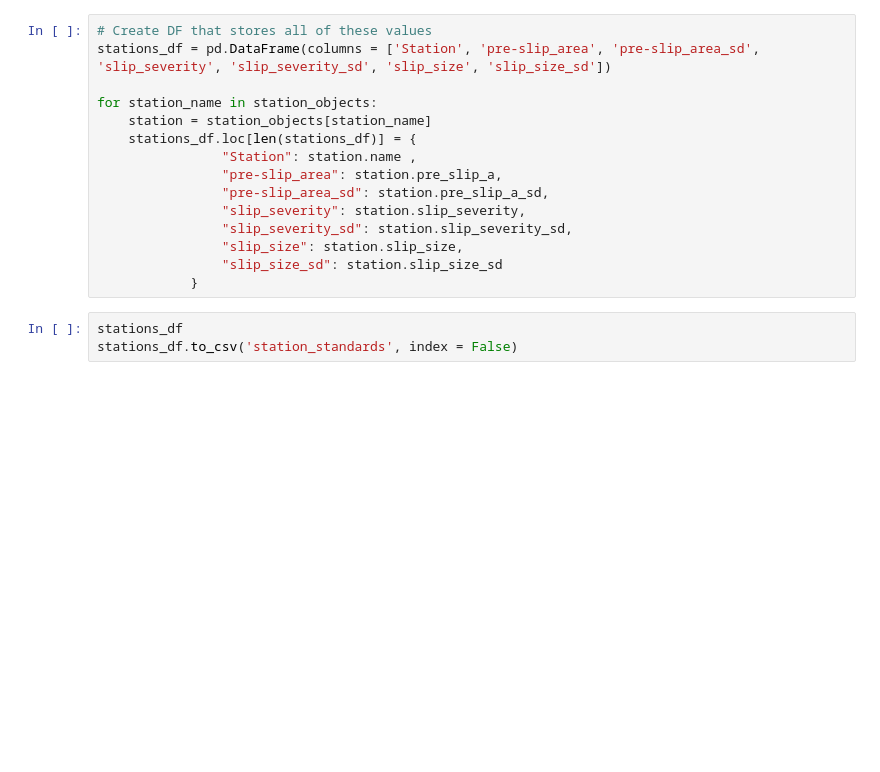
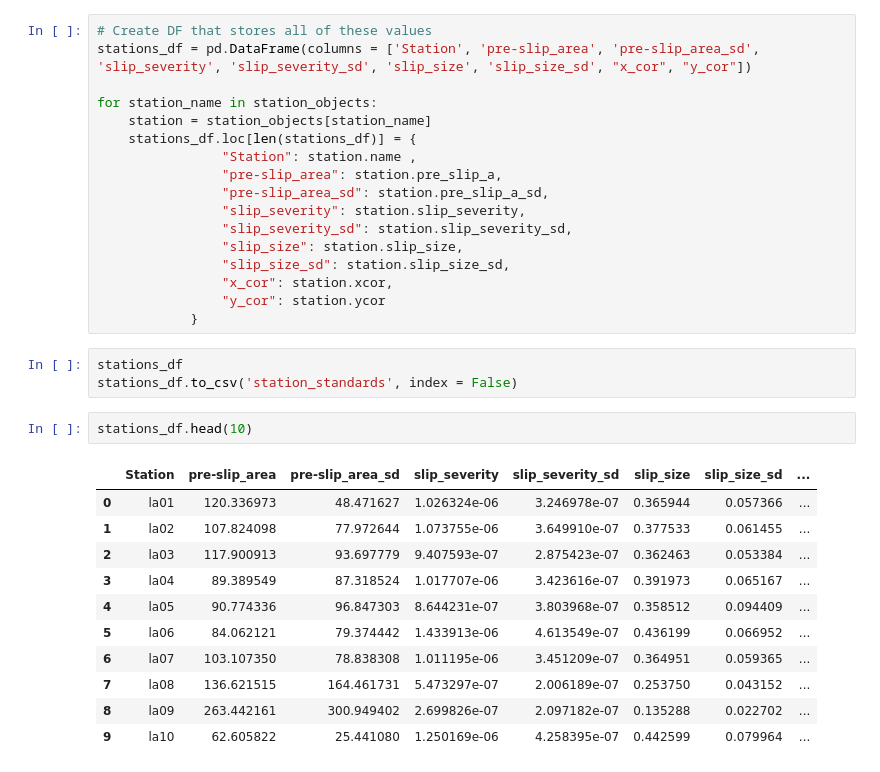
Before and after one commit to MinesGlaciology/whillans-surf, a Jupyter notebook: notebooks/SURF/stations_standards.ipynb, the cells around one changed output. Saved outputs shown, nothing was run; the diff lists cells and outputs as text; blank space fills up the shorter version.

```diff
--- a/notebooks/SURF/stations_standards.ipynb
+++ b/notebooks/SURF/stations_standards.ipynb
@@ -63,6 +63,6 @@ station_objects['la01'].slip_size
 # %%
 # Create DF that stores all of these values
-stations_df = pd.DataFrame(columns = ['Station', 'pre-slip_area', 'pre-slip_area_sd', 'slip_severity', 'slip_severity_sd', 'slip_size', 'slip_size_sd'])
+stations_df = pd.DataFrame(columns = ['Station', 'pre-slip_area', 'pre-slip_area_sd', 'slip_severity', 'slip_severity_sd', 'slip_size', 'slip_size_sd', "x_cor", "y_cor"])
 
 for station_name in station_objects:
     station = station_objects[station_name]
@@ -73,8 +73,24 @@ for station_name in station_objects:
                 "slip_severity": station.slip_severity,
                 "slip_severity_sd": station.slip_severity_sd,
                 "slip_size": station.slip_size,
-                "slip_size_sd": station.slip_size_sd
+                "slip_size_sd": station.slip_size_sd,
+                "x_cor": station.xcor,
+                "y_cor": station.ycor
             }
 # %%
 stations_df
 stations_df.to_csv('station_standards', index = False)
+# %%
+stations_df.head(10)
+# %% [output]
+|  | Station | pre-slip_area | pre-slip_area_sd | slip_severity | slip_severity_sd | slip_size | slip_size_sd | ... |
+| 0 | la01 | 120.336973 | 48.471627 | 1.026324e-06 | 3.246978e-07 | 0.365944 | 0.057366 | ... |
+| 1 | la02 | 107.824098 | 77.972644 | 1.073755e-06 | 3.649910e-07 | 0.377533 | 0.061455 | ... |
+| 2 | la03 | 117.900913 | 93.697779 | 9.407593e-07 | 2.875423e-07 | 0.362463 | 0.053384 | ... |
+| 3 | la04 | 89.389549 | 87.318524 | 1.017707e-06 | 3.423616e-07 | 0.391973 | 0.065167 | ... |
+| 4 | la05 | 90.774336 | 96.847303 | 8.644231e-07 | 3.803968e-07 | 0.358512 | 0.094409 | ... |
+| 5 | la06 | 84.062121 | 79.374442 | 1.433913e-06 | 4.613549e-07 | 0.436199 | 0.066952 | ... |
+| 6 | la07 | 103.107350 | 78.838308 | 1.011195e-06 | 3.451209e-07 | 0.364951 | 0.059365 | ... |
+| 7 | la08 | 136.621515 | 164.461731 | 5.473297e-07 | 2.006189e-07 | 0.253750 | 0.043152 | ... |
+| 8 | la09 | 263.442161 | 300.949402 | 2.699826e-07 | 2.097182e-07 | 0.135288 | 0.022702 | ... |
+| 9 | la10 | 62.605822 | 25.441080 | 1.250169e-06 | 4.258395e-07 | 0.442599 | 0.079964 | ... |
```
Also changed, not shown: parts of 1 cell of this notebook, 28 other files.
